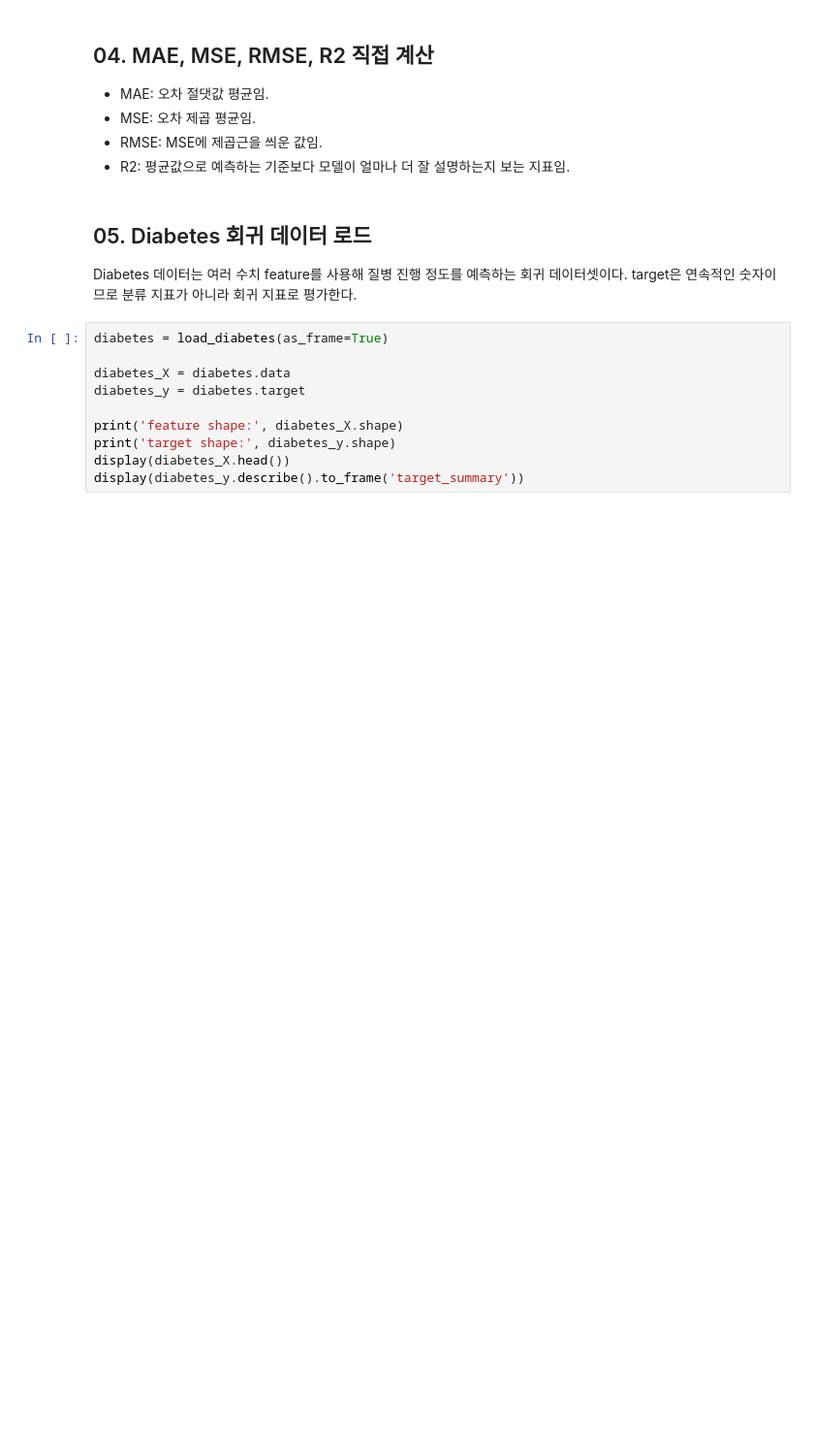
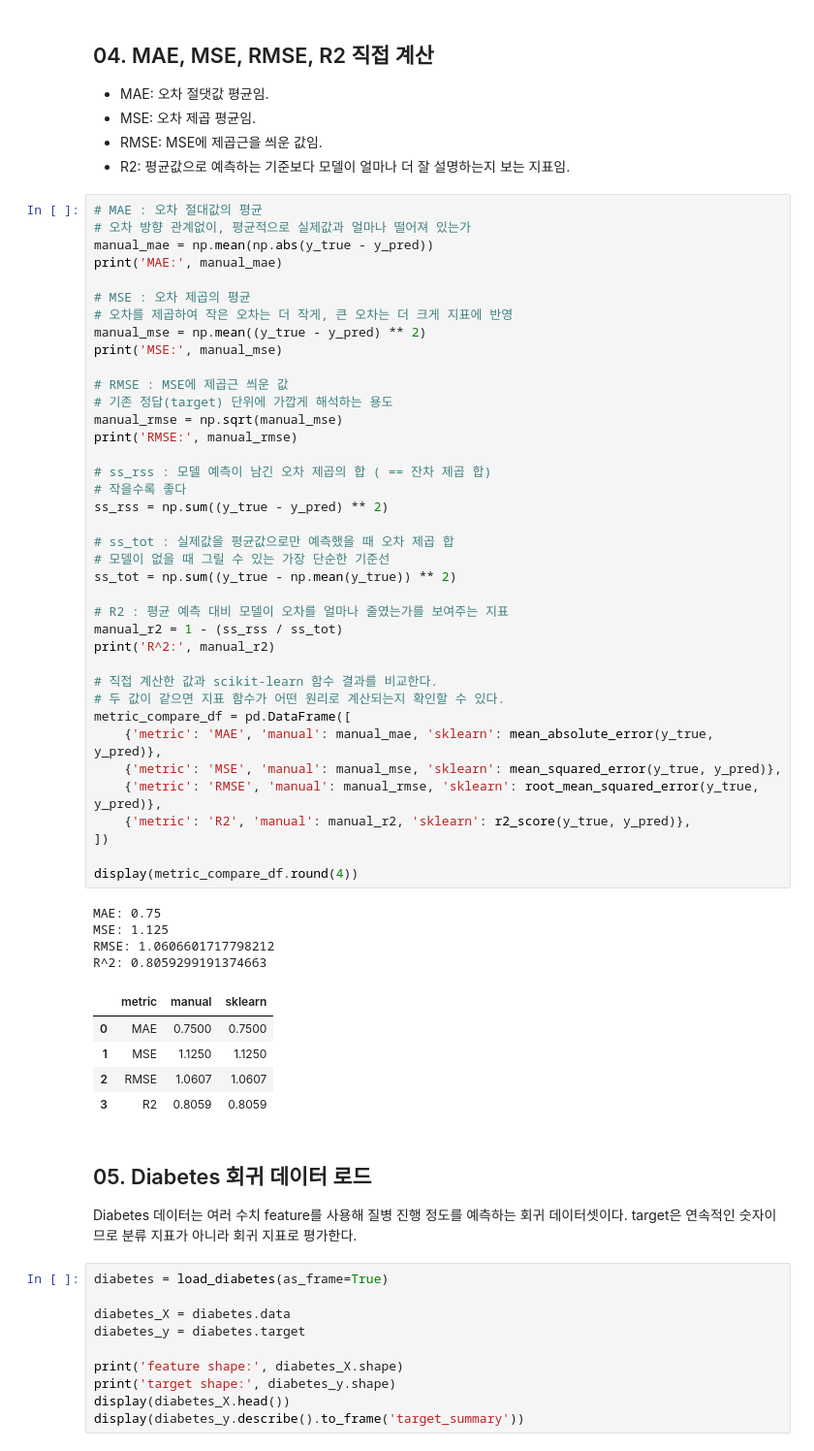
Before and after one commit to HYonthePark-retrospect/06_machine_learning, a Jupyter notebook: 09_evaluation_metrics/02_regression_evaluation_metrics.ipynb, the cells around one changed output. Shown at 97% size. Drawn from its saved outputs; the diff is of its cells as text; blank space fills up the shorter version.

```diff
--- a/09_evaluation_metrics/02_regression_evaluation_metrics.ipynb
+++ b/09_evaluation_metrics/02_regression_evaluation_metrics.ipynb
@@ -100,6 +106,54 @@ display(residual_df)
 - MSE: 오차 제곱 평균임.
 - RMSE: MSE에 제곱근을 씌운 값임.
 - R2: 평균값으로 예측하는 기준보다 모델이 얼마나 더 잘 설명하는지 보는 지표임.
+# %%
+# MAE : 오차 절대값의 평균
+# 오차 방향 관계없이, 평균적으로 실제값과 얼마나 떨어져 있는가
+manual_mae = np.mean(np.abs(y_true - y_pred))
+print('MAE:', manual_mae)
+
+# MSE : 오차 제곱의 평균
+# 오차를 제곱하여 작은 오차는 더 작게, 큰 오차는 더 크게 지표에 반영
+manual_mse = np.mean((y_true - y_pred) ** 2)
+print('MSE:', manual_mse)
+
+# RMSE : MSE에 제곱근 씌운 값
+# 기존 정답(target) 단위에 가깝게 해석하는 용도
+manual_rmse = np.sqrt(manual_mse)
+print('RMSE:', manual_rmse)
+
+# ss_rss : 모델 예측이 남긴 오차 제곱의 합 ( == 잔차 제곱 합)
+# 작을수록 좋다
+ss_rss = np.sum((y_true - y_pred) ** 2)
+
+# ss_tot : 실제값을 평균값으로만 예측했을 때 오차 제곱 합
+# 모델이 없을 때 그릴 수 있는 가장 단순한 기준선
+ss_tot = np.sum((y_true - np.mean(y_true)) ** 2)
+
+# R2 : 평균 예측 대비 모델이 오차를 얼마나 줄였는가를 보여주는 지표
+manual_r2 = 1 - (ss_rss / ss_tot)
+print('R^2:', manual_r2)
+
+# 직접 계산한 값과 scikit-learn 함수 결과를 비교한다.
+# 두 값이 같으면 지표 함수가 어떤 원리로 계산되는지 확인할 수 있다.
+metric_compare_df = pd.DataFrame([
+    {'metric': 'MAE', 'manual': manual_mae, 'sklearn': mean_absolute_error(y_true, y_pred)},
+    {'metric': 'MSE', 'manual': manual_mse, 'sklearn': mean_squared_error(y_true, y_pred)},
+    {'metric': 'RMSE', 'manual': manual_rmse, 'sklearn': root_mean_squared_error(y_true, y_pred)},
+    {'metric': 'R2', 'manual': manual_r2, 'sklearn': r2_score(y_true, y_pred)},
+])
+
+display(metric_compare_df.round(4))
+# %% [output]
+MAE: 0.75
+MSE: 1.125
+RMSE: 1.0606601717798212
+R^2: 0.8059299191374663
+|  | metric | manual | sklearn |
+| 0 | MAE | 0.7500 | 0.7500 |
+| 1 | MSE | 1.1250 | 1.1250 |
+| 2 | RMSE | 1.0607 | 1.0607 |
+| 3 | R2 | 0.8059 | 0.8059 |
 # %% [markdown]
 ## 05. Diabetes 회귀 데이터 로드
 
```
Also changed, not shown: parts of 9 cells of this notebook, 6 other files.
